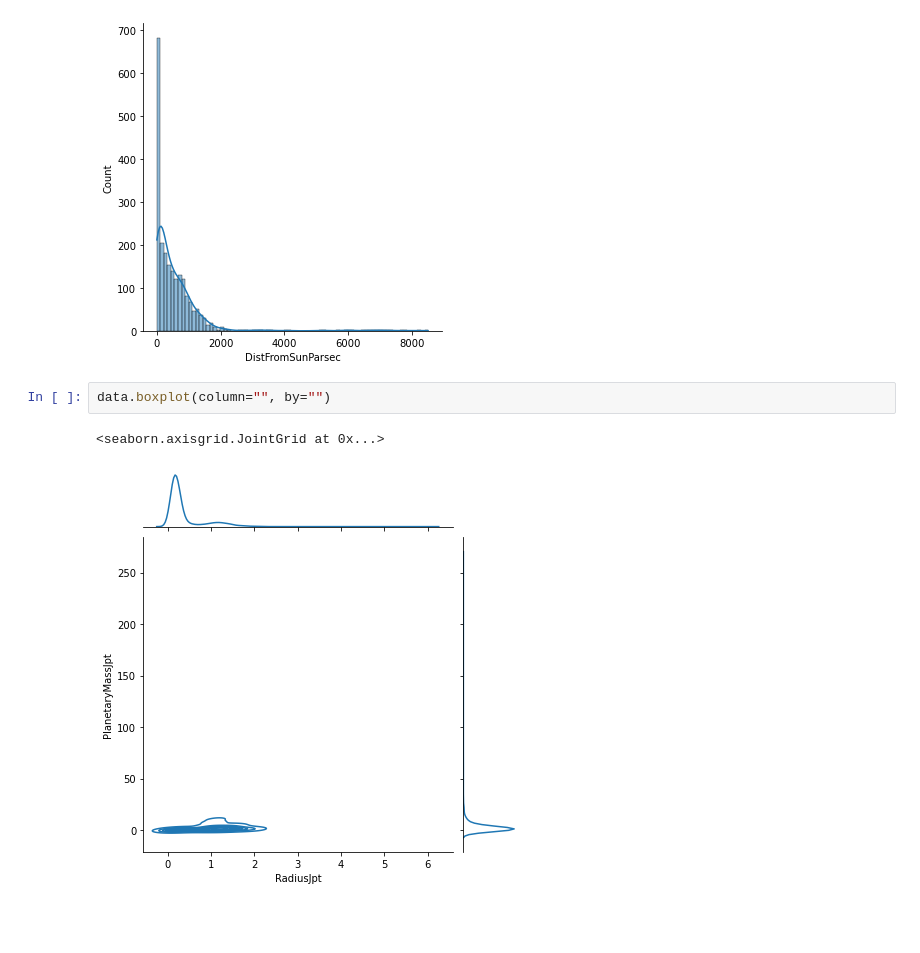
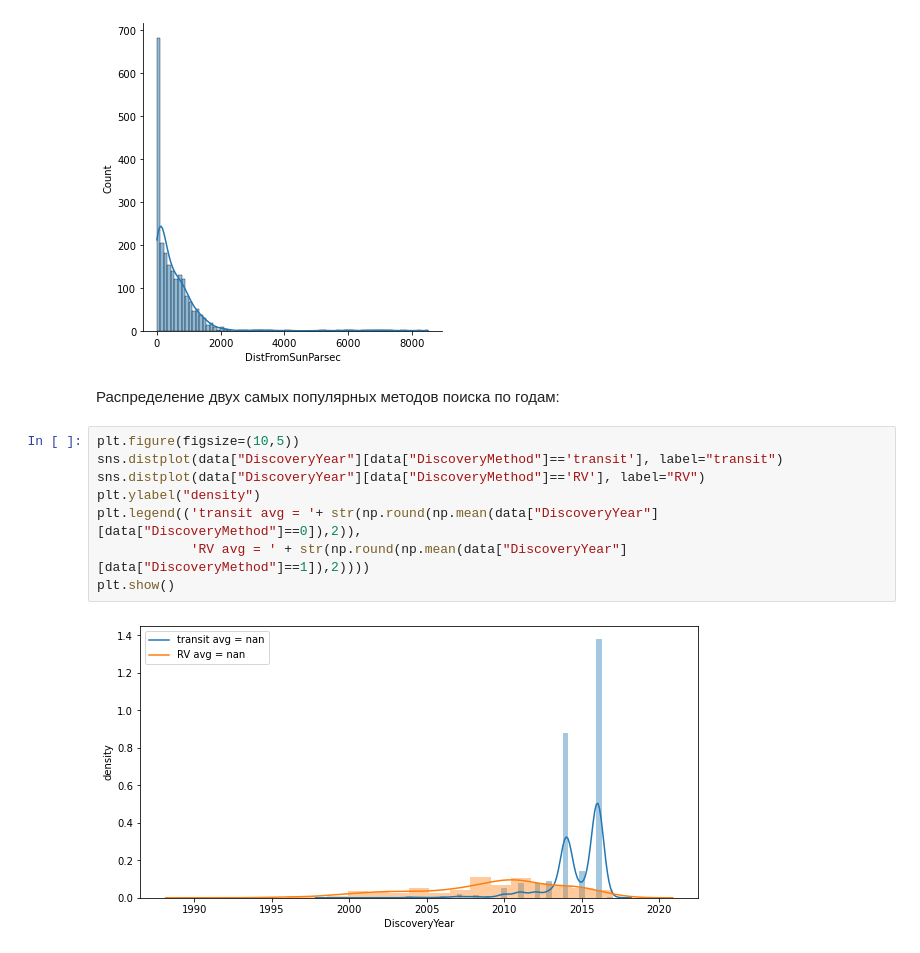
Before and after one commit to L1tewave/stohastic-object-models, a Jupyter notebook: practice_1/MyNotebook.ipynb, the cells around one changed output. Drawn from its saved outputs; the diff is of its cells as text; blank space fills up the shorter version.

```diff
--- a/practice_1/MyNotebook.ipynb
+++ b/practice_1/MyNotebook.ipynb
@@ -155,8 +185,15 @@ sns.displot(data["DistFromSunParsec"], kde=True)
 <seaborn.axisgrid.FacetGrid at 0x...>
 <Figure size 720x1080 with 0 Axes>
 [figure]
-# %%
-data.boxplot(column="", by="")
-# %% [output]
-<seaborn.axisgrid.JointGrid at 0x...>
-[figure, removed]
+# %% [markdown]
+Распределение двух самых популярных методов поиска по годам:
+# %%
+plt.figure(figsize=(10,5))
+sns.distplot(data["DiscoveryYear"][data["DiscoveryMethod"]=='transit'], label="transit")
+sns.distplot(data["DiscoveryYear"][data["DiscoveryMethod"]=='RV'], label="RV")
+plt.ylabel("density")
+plt.legend(('transit avg = '+ str(np.round(np.mean(data["DiscoveryYear"][data["DiscoveryMethod"]==0]),2)),
+            'RV avg = ' + str(np.round(np.mean(data["DiscoveryYear"][data["DiscoveryMethod"]==1]),2))))
+plt.show()
+# %% [output]
+[figure, added]
```
Also changed, not shown: parts of 21 cells of this notebook.
